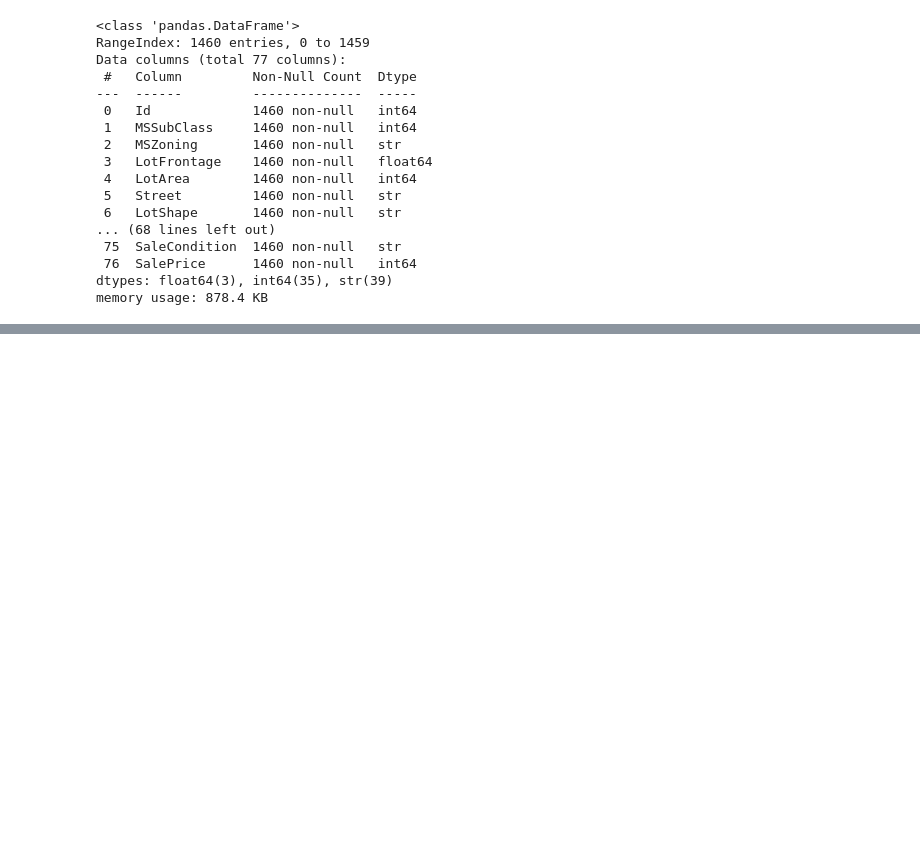
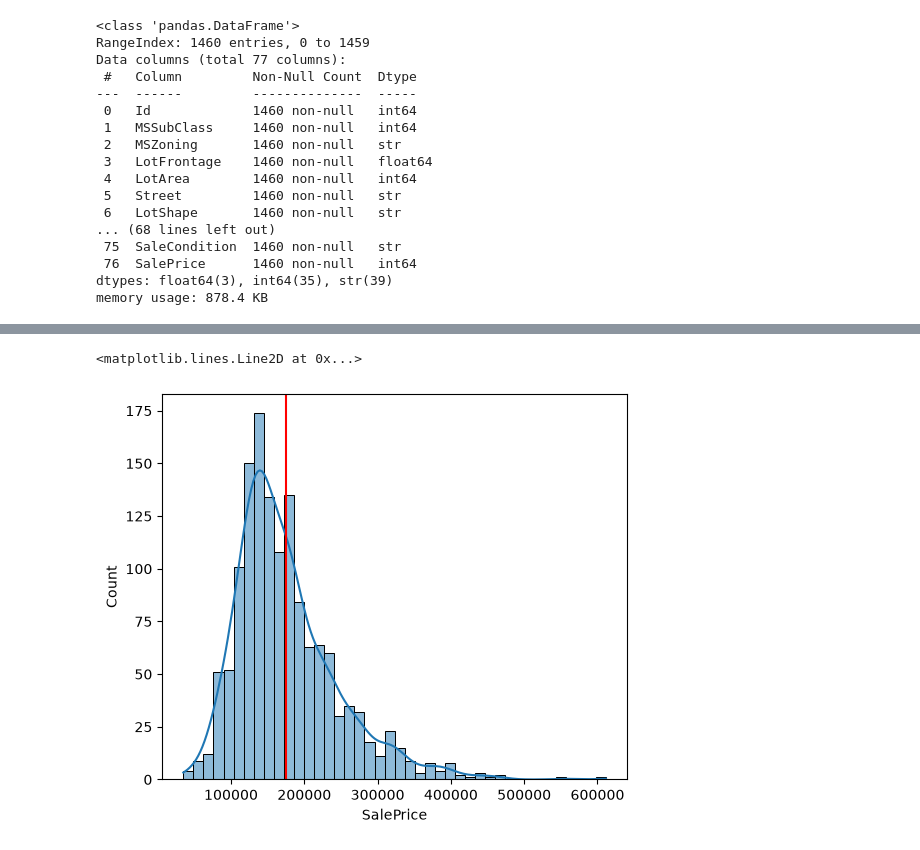
Before and after one commit to Sumant1708/advance-regression, a Jupyter notebook: notebooks/exp1.ipynb, the cells around one changed output, grey strips where cells are left out. Saved outputs shown, nothing was run; the diff lists cells and outputs as text; code cells hidden in the pictures; blank space fills up the shorter version.

```diff
--- a/notebooks/exp1.ipynb
+++ b/notebooks/exp1.ipynb
@@ -442,0 +563,9 @@ memory usage: 878.4 KB
+# %%
+df = df.drop('Id', axis = 1)
+# %%
+plt.figure(figsize = (6,5))
+sns.histplot(df['SalePrice'], kde = True)
+plt.axvline(x = (df['SalePrice'].mean()), color = 'r')
+# %% [output]
+<matplotlib.lines.Line2D at 0x...>
+[figure, added]
```
Also changed, not shown: parts of 69 cells of this notebook.
